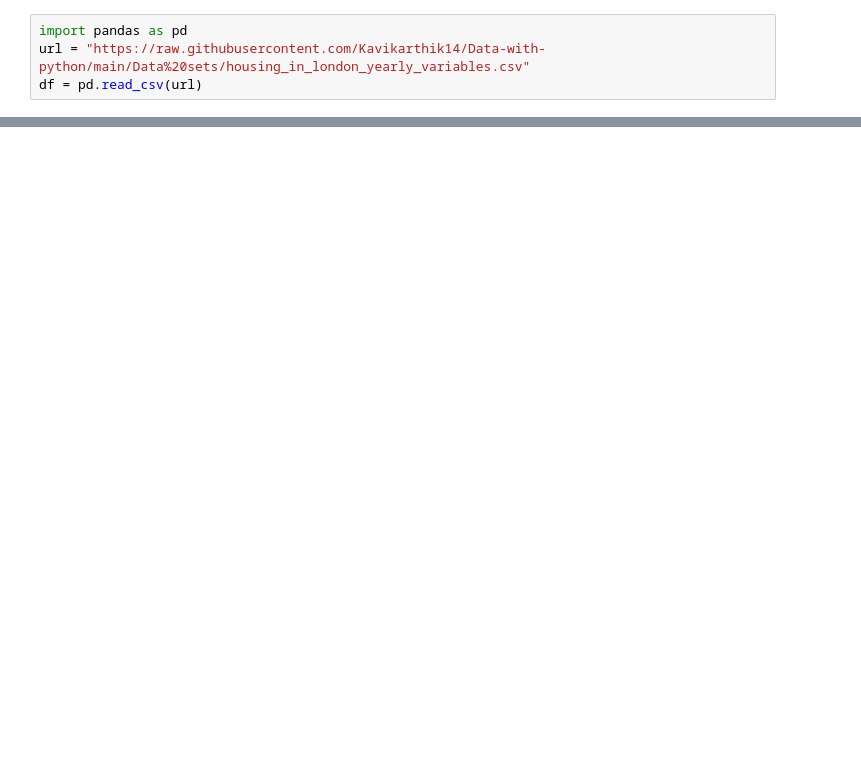
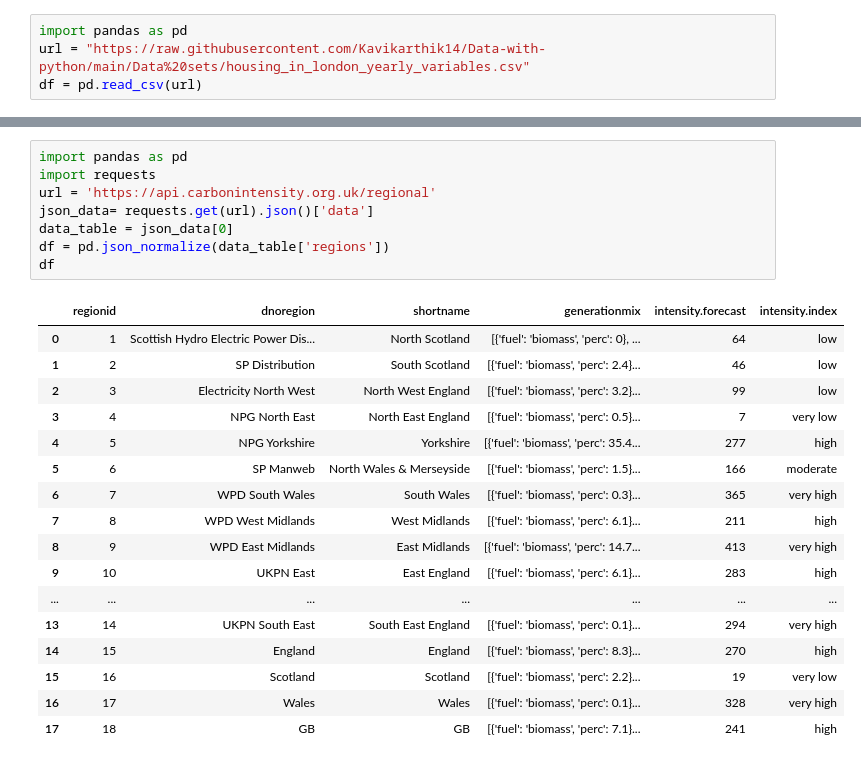
Before and after one commit to Kavikarthik14/Data-with-python, a Jupyter notebook: My_progress__Data_retrieval_worksheet.ipynb, the cells around one changed output, grey strips where cells are left out. Saved outputs shown, nothing was run; the diff lists cells and outputs as text; blank space fills up the shorter version.

```diff
--- a/My_progress__Data_retrieval_worksheet.ipynb
+++ b/My_progress__Data_retrieval_worksheet.ipynb
@@ -128,0 +165,26 @@ Zimbabwe
+# %%
+import pandas as pd
+import requests
+url = 'https://api.carbonintensity.org.uk/regional'
+json_data= requests.get(url).json()['data']
+data_table = json_data[0]
+df = pd.json_normalize(data_table['regions'])
+df
+# %% [output]
+|  | regionid | dnoregion | shortname | generationmix | intensity.forecast | intensity.index |
+| 0 | 1 | Scottish Hydro Electric Power Dis... | North Scotland | [{'fuel': 'biomass', 'perc': 0}, ... | 64 | low |
+| 1 | 2 | SP Distribution | South Scotland | [{'fuel': 'biomass', 'perc': 2.4}... | 46 | low |
+| 2 | 3 | Electricity North West | North West England | [{'fuel': 'biomass', 'perc': 3.2}... | 99 | low |
+| 3 | 4 | NPG North East | North East England | [{'fuel': 'biomass', 'perc': 0.5}... | 7 | very low |
+| 4 | 5 | NPG Yorkshire | Yorkshire | [{'fuel': 'biomass', 'perc': 35.4... | 277 | high |
+| 5 | 6 | SP Manweb | North Wales & Merseyside | [{'fuel': 'biomass', 'perc': 1.5}... | 166 | moderate |
+| 6 | 7 | WPD South Wales | South Wales | [{'fuel': 'biomass', 'perc': 0.3}... | 365 | very high |
+| 7 | 8 | WPD West Midlands | West Midlands | [{'fuel': 'biomass', 'perc': 6.1}... | 211 | high |
+| 8 | 9 | WPD East Midlands | East Midlands | [{'fuel': 'biomass', 'perc': 14.7... | 413 | very high |
+| 9 | 10 | UKPN East | East England | [{'fuel': 'biomass', 'perc': 6.1}... | 283 | high |
+| ... | ... | ... | ... | ... | ... | ... |
+| 13 | 14 | UKPN South East | South East England | [{'fuel': 'biomass', 'perc': 0.1}... | 294 | very high |
+| 14 | 15 | England | England | [{'fuel': 'biomass', 'perc': 8.3}... | 270 | high |
+| 15 | 16 | Scotland | Scotland | [{'fuel': 'biomass', 'perc': 2.2}... | 19 | very low |
+| 16 | 17 | Wales | Wales | [{'fuel': 'biomass', 'perc': 0.1}... | 328 | very high |
+| 17 | 18 | GB | GB | [{'fuel': 'biomass', 'perc': 7.1}... | 241 | high |
```
Also changed, not shown: parts of 3 cells of this notebook.
